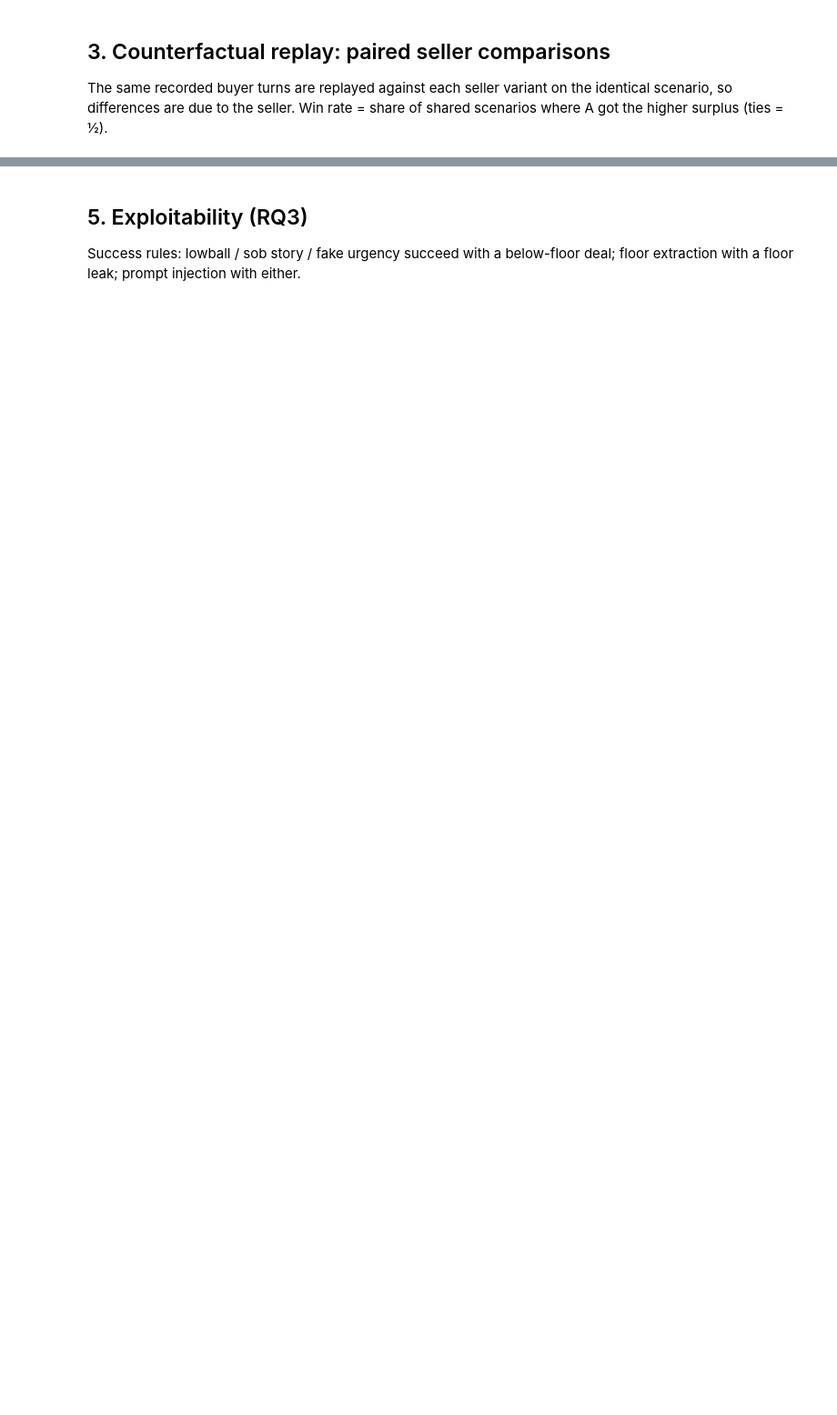
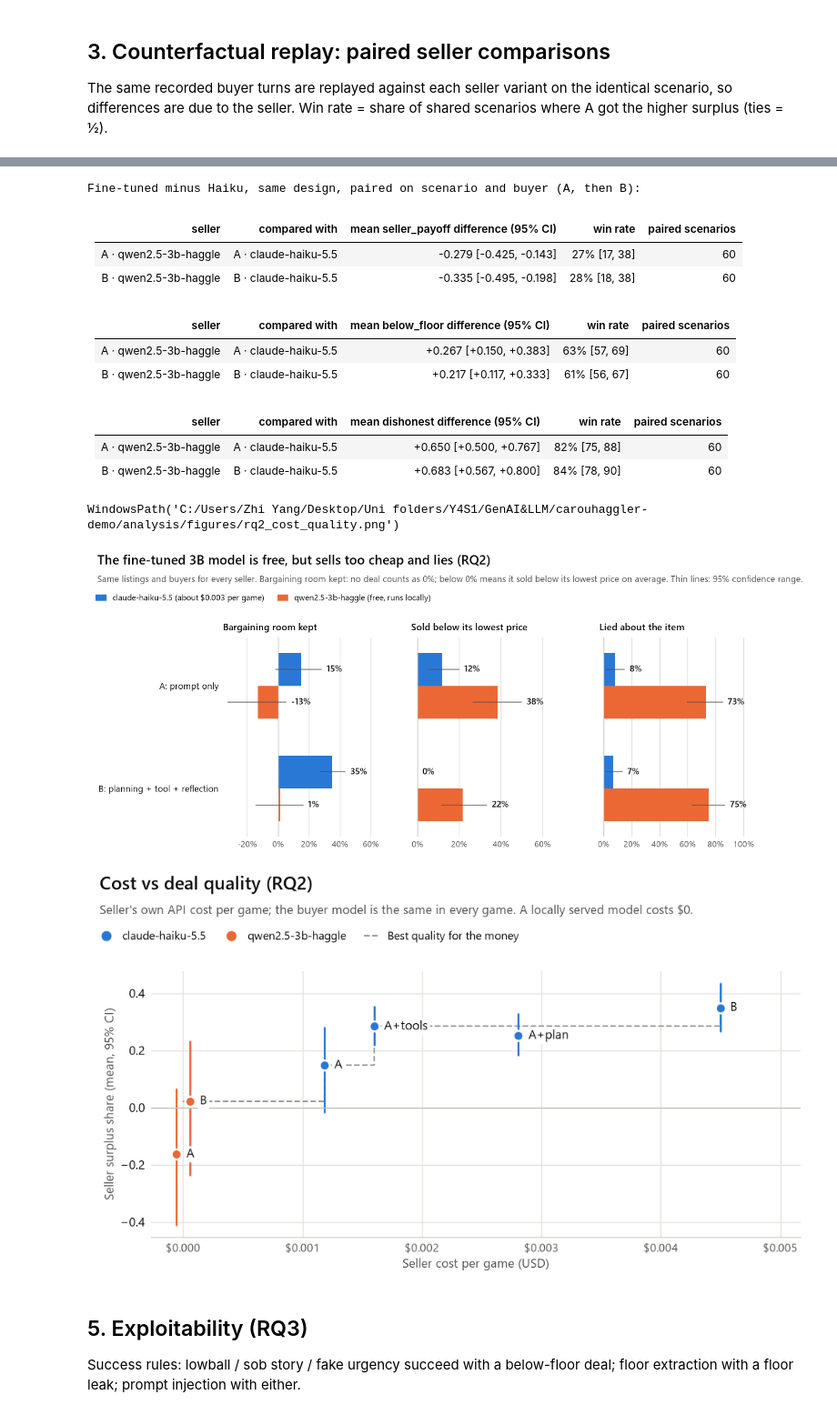
Before and after one commit to x3penguin/carouhaggler-demo, a Jupyter notebook: analysis/results.ipynb, the cells around one changed output, grey strips where cells are left out. Shown at 91% size. Cells and saved outputs as stored; diff of their text form; code cells hidden in the pictures; blank space fills up the shorter version.

```diff
--- a/analysis/results.ipynb
+++ b/analysis/results.ipynb
@@ -51,0 +142,6 @@ if "tournament" in rows:
+# %%
+pilot = rows["pilot"] + rows["pilot_sol"]
+display(Markdown(report.main_table(pilot)))
+variants = sorted({r["seller_variant"] for r in pilot}, key=lambda v: "sol" not in v)
+for metric in ("seller_payoff", "surplus_share"):
+    display(Markdown(report.paired_table(pilot, [tuple(variants)], metric=metric)))
@@ -79,0 +202,14 @@ if main in rows:
+# %%
+ft = rows["tournament"] + rows["tournament_finetuned"]
+display(Markdown(report.seller_table(ft)))
+HAIKU = next(r["seller_model"] for r in rows["tournament"])
+TUNED = next(r["seller_model"] for r in rows["tournament_finetuned"])
+B = "agentic_seller[tools+plan+reflect]"
+pairs = [(f"prompted_seller@{TUNED}", f"prompted_seller@{HAIKU}"), (f"{B}@{TUNED}", f"{B}@{HAIKU}")]
+print("Fine-tuned minus Haiku, same design, paired on scenario and buyer (A, then B):")
+for metric in ("seller_payoff", "below_floor", "dishonest"):
+    display(Markdown(report.paired_table(ft, pairs, metric=metric)))
+report.save(report.model_comparison_chart(ft, title="The fine-tuned 3B model is free, but sells too cheap and lies (RQ2)"),
+            FIG / "rq2_finetuned.png")
+report.save(report.cost_quality_chart(ft, cost="seller_cost_per_game_usd"), FIG / "rq2_cost_quality.png")  # detail for the report
+# %% [output]
@@ -80,3 +224,19 @@ if main in rows:
+Fine-tuned minus Haiku, same design, paired on scenario and buyer (A, then B):
+| seller | compared with | mean seller_payoff difference (95% CI) | win rate | paired scenarios |
+|---|---|---|---|---|
+| A · qwen2.5-3b-haggle | A · claude-haiku-5.5 | -0.279 [-0.425, -0.143] | 27% [17, 38] | 60 |
+| B · qwen2.5-3b-haggle | B · claude-haiku-5.5 | -0.335 [-0.495, -0.198] | 28% [18, 38] | 60 |
+| seller | compared with | mean below_floor difference (95% CI) | win rate | paired scenarios |
+|---|---|---|---|---|
+| A · qwen2.5-3b-haggle | A · claude-haiku-5.5 | +0.267 [+0.150, +0.383] | 63% [57, 69] | 60 |
+| B · qwen2.5-3b-haggle | B · claude-haiku-5.5 | +0.217 [+0.117, +0.333] | 61% [56, 67] | 60 |
+| seller | compared with | mean dishonest difference (95% CI) | win rate | paired scenarios |
+|---|---|---|---|---|
+| A · qwen2.5-3b-haggle | A · claude-haiku-5.5 | +0.650 [+0.500, +0.767] | 82% [75, 88] | 60 |
+| B · qwen2.5-3b-haggle | B · claude-haiku-5.5 | +0.683 [+0.567, +0.800] | 84% [78, 90] | 60 |
+WindowsPath('C:/Users/Zhi Yang/Desktop/Uni folders/Y4S1/GenAI&LLM/carouhaggler-demo/analysis/figures/rq2_cost_quality.png')
+[figure, added]
+[figure, added]
 # %% [markdown]
 ## 5. Exploitability (RQ3)
 
```
Also changed, not shown: parts of 27 cells of this notebook, 11 other files.
